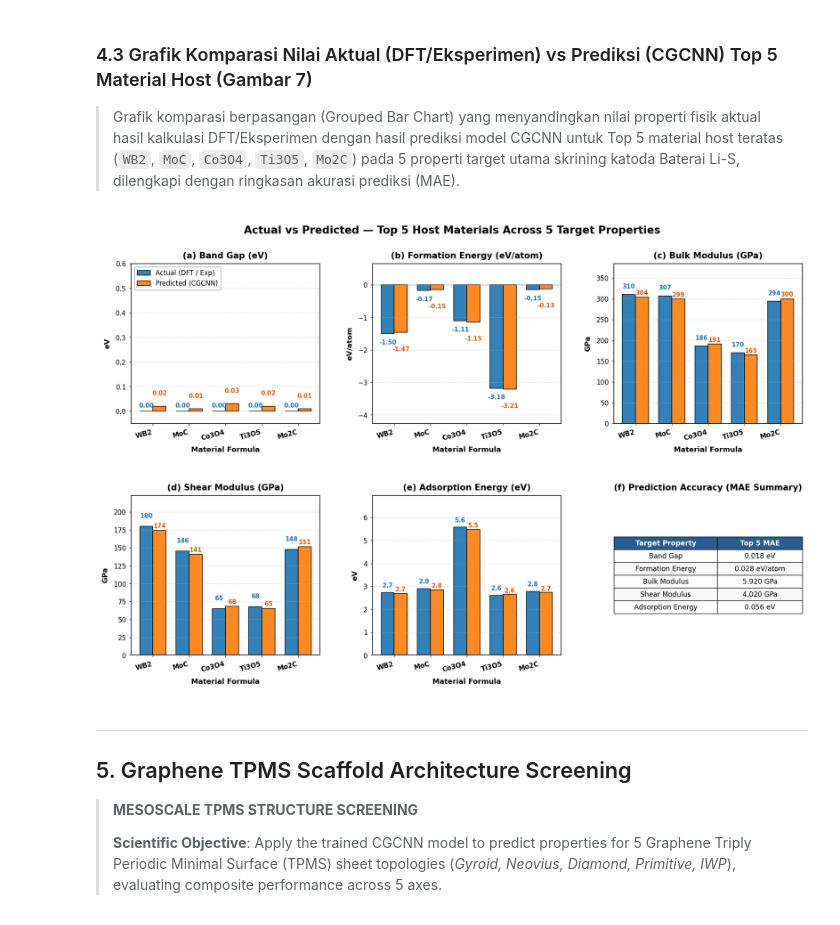
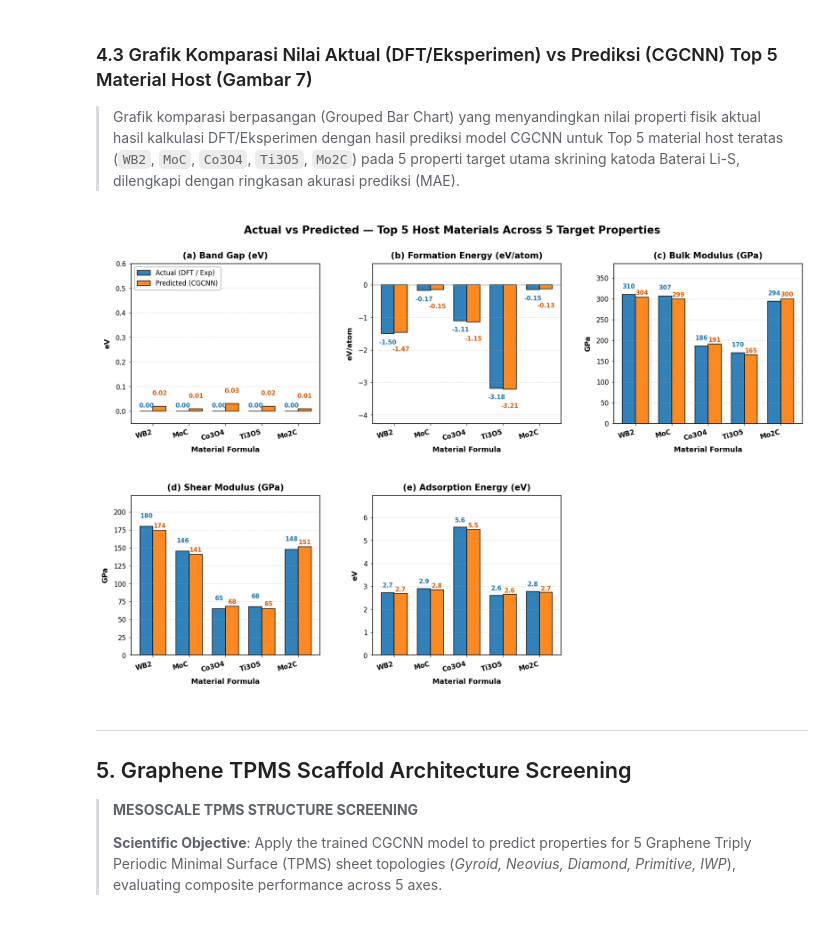
Before and after one commit to amar-codes02/CGCNN-MULTI-PROPERTY, a Jupyter notebook: notebooks/JARVIS_DFT3D_Data_Extraction.ipynb, the cells around one changed output. Cells and saved outputs as stored; diff of their text form; code cells hidden in the pictures.

```diff
--- a/notebooks/JARVIS_DFT3D_Data_Extraction.ipynb
+++ b/notebooks/JARVIS_DFT3D_Data_Extraction.ipynb
@@ -1104,56 +1062,35 @@ for idx, col in enumerate(FIVE_TARGETS):
         max_y = max(max(act_vals), max(prd_vals))
         ax.set_ylim(bottom=0, top=max_y * 1.24)
         for r1, r2 in zip(rects1, rects2):
             h1, h2 = r1.get_height(), r2.get_height()
             ax.text(r1.get_x() + r1.get_width()/2, h1 + 12, f"{h1:.0f}", ha="center", va="bottom", fontsize=11.5, fontweight="bold", color="#1f77b4")
             ax.text(r2.get_x() + r2.get_width()/2, h2 + 3, f"{h2:.0f}", ha="center", va="bottom", fontsize=11.5, fontweight="bold", color="#d95f02")
     elif col == "shear_modulus":
         max_y = max(max(act_vals), max(prd_vals))
         ax.set_ylim(bottom=0, top=max_y * 1.24)
         for r1, r2 in zip(rects1, rects2):
             h1, h2 = r1.get_height(), r2.get_height()
             ax.text(r1.get_x() + r1.get_width()/2, h1 + 10, f"{h1:.0f}", ha="center", va="bottom", fontsize=11.5, fontweight="bold", color="#1f77b4")
             ax.text(r2.get_x() + r2.get_width()/2, h2 + 2, f"{h2:.0f}", ha="center", va="bottom", fontsize=11.5, fontweight="bold", color="#d95f02")
     elif col == "adsorption_energy_eV":
         max_y = max(max(act_vals), max(prd_vals))
         ax.set_ylim(bottom=0, top=max_y * 1.25)
         for r1, r2 in zip(rects1, rects2):
             h1, h2 = r1.get_height(), r2.get_height()
             ax.text(r1.get_x() + r1.get_width()/2, h1 + 0.18, f"{h1:.1f}", ha="center", va="bottom", fontsize=11.5, fontweight="bold", color="#1f77b4")
             ax.text(r2.get_x() + r2.get_width()/2, h2 + 0.04, f"{h2:.1f}", ha="center", va="bottom", fontsize=11.5, fontweight="bold", color="#d95f02")
 
-# Panel (f): MAE Summary Table
+# Panel 6 (f): Off / Empty panel
 ax_summary = axes_comp[5]
 ax_summary.axis("off")
-
-mae_top5_list = []
-for prop in FIVE_TARGETS:
-    mae_val = np.mean(np.abs(actual_top5[prop] - pred_top5[prop]))
-    prop_short_name = TARGET_LABELS[prop].split(" (")[0]
-    mae_top5_list.append([prop_short_name, f"{mae_val:.3f} {TARGET_UNITS[prop]}"])
-
-table_data = [["Target Property", "Top 5 MAE"]] + mae_top5_list
-table = ax_summary.table(cellText=table_data, colWidths=[0.55, 0.45], loc="center", cellLoc="center")
-table.auto_set_font_size(False)
-table.set_fontsize(13.0)
-table.scale(1.0, 2.1)
-
-for (row, col_idx), cell in table.get_celld().items():
-    if row == 0:
-        cell.set_facecolor("#2b5c8f")
-        cell.set_text_props(color="white", fontweight="bold")
-    else:
-        cell.set_facecolor("#f9f9f9" if row % 2 == 0 else "white")
-
-ax_summary.set_title("(f) Prediction Accuracy (MAE Summary)", fontweight="bold", fontsize=16.0, pad=10)
 
 fig_comp.suptitle("Actual vs Predicted — Top 5 Host Materials Across 5 Target Properties", fontsize=20.0, fontweight="bold", y=0.99)
 plt.tight_layout(pad=1.5)
 fig_comp.subplots_adjust(top=0.91, hspace=0.45, wspace=0.28)
 save_paper_fig(fig_comp, "fig7_user_dataset_top5_actual_vs_predicted")
 plt.show()
 # %% [output]
-[figure, old version]
+[figure, new version]
 # %% [markdown]
 ---
 ## 5. Graphene TPMS Scaffold Architecture Screening
```
Also changed, not shown: parts of 3 cells of this notebook, 34 other files.
